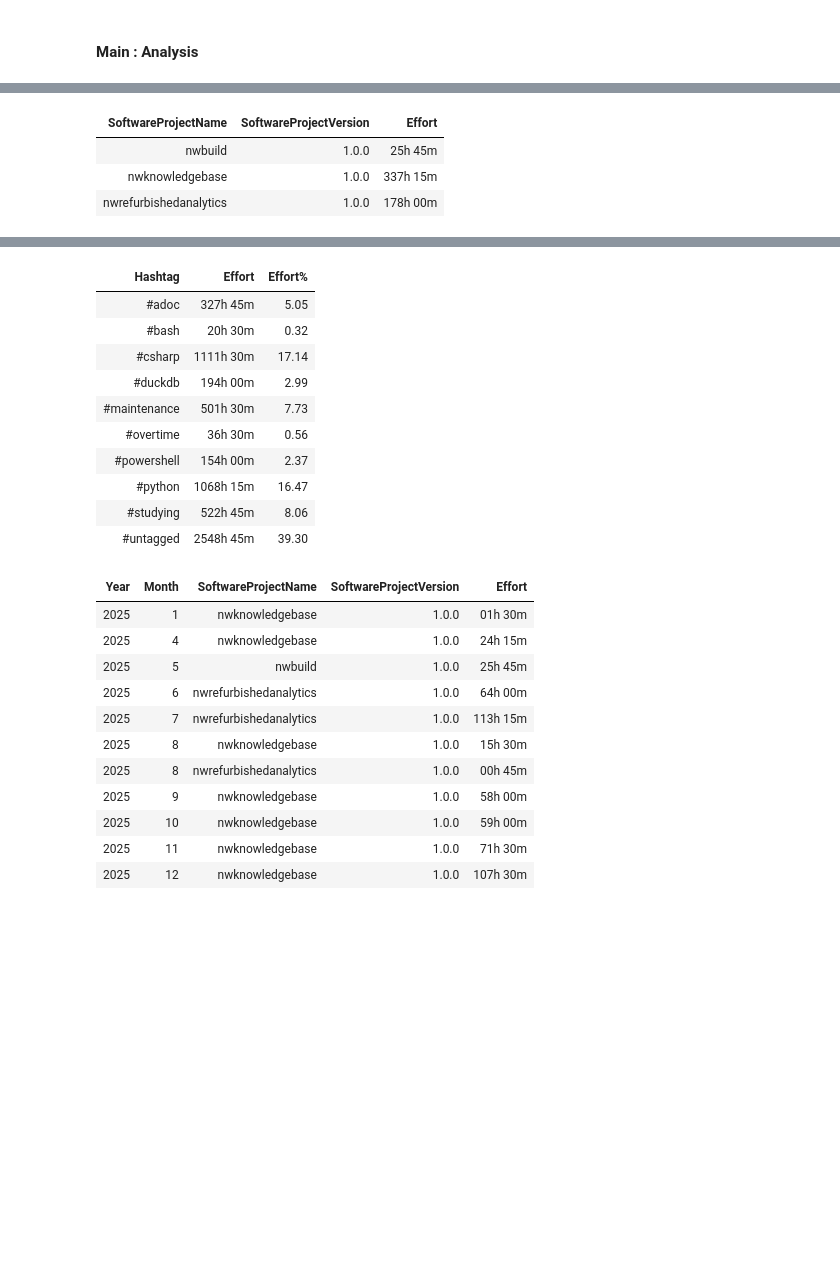
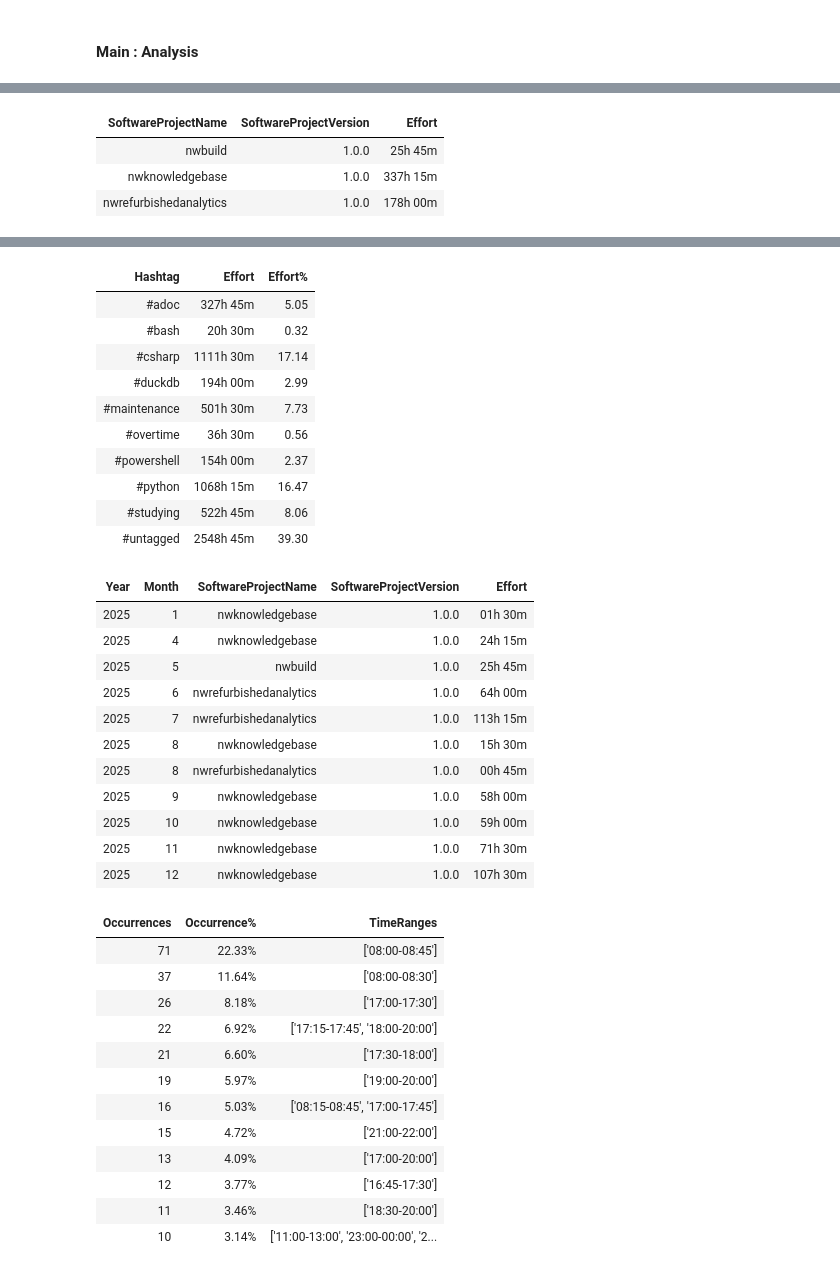
Before and after one commit to numbworks/nwtimetracking, a Jupyter notebook: src/nwtimetracking.ipynb, the cells around one changed output, grey strips where cells are left out. Cells and saved outputs as stored; diff of their text form; code cells hidden in the pictures; blank space fills up the shorter version.

Commit message:
#56 [HEAVY RE-STRUCTURING] Expanded and re-enabled: create_tts_by_timeranges_df().

```diff
--- a/src/nwtimetracking.ipynb
+++ b/src/nwtimetracking.ipynb
@@ -27,6 +27,7 @@ setting_bag : SettingBag = SettingBag(
     options_tts_by_hashtag_year = [OPTION.display],
     options_tts_by_hashtag = [OPTION.display],
     options_tts_by_year_month_spnv = [OPTION.display],
+    options_tts_by_timeranges = [OPTION.display],
     excel_nrows = 1804
 )
 # %% [markdown]
@@ -43,6 +44,7 @@ tt_processor.process_tts_by_spv()
 tt_processor.process_tts_by_hashtag_year()
 tt_processor.process_tts_by_hashtag()
 tt_processor.process_tts_by_year_month_spnv()
+tt_processor.process_tts_by_timeranges()
 # %% [output]
 | Date | StartTime | EndTime | Effort | Hashtag | Descriptor | IsSoftwareProject | IsReleaseDay | Year | Month |
 | 2025-12-21 | 18:45 | 20:45 | 2h 00m | #python | nwreadinglist v4.4.0 | True | False | 2025 | 12 |
@@ -94,30 +96,43 @@ tt_processor.process_tts_by_year_month_spnv()
 | #duckdb |  |  |  |  |  |  |  |  |  |  | 194h 00m |
 | #maintenance |  |  |  |  | 53h 45m | 53h 30m | 29h 30m | 36h 30m | 52h 30m | 117h 00m | 158h 45m |
 | #overtime |  |  |  |  | 01h 00m | 19h 00m |  |  | 14h 30m | 02h 00m |  |
 | #powershell |  |  |  |  |  | 116h 45m | 11h 30m | 21h 15m | 04h 30m |  |  |
 | #python |  |  |  |  |  |  |  | 72h 00m | 126h 30m | 577h 45m | 292h 00m |
 | #studying |  |  |  |  | 75h 45m | 74h 45m | 54h 45m | 39h 00m | 54h 45m | 130h 30m | 93h 15m |
 | #untagged | 18h 00m | 615h 15m | 762h 45m | 829h 45m | 323h 00m |  |  |  |  |  |  |
 | Hashtag | Effort | Effort% |
 | #adoc | 327h 45m | 5.05 |
 | #bash | 20h 30m | 0.32 |
 | #csharp | 1111h 30m | 17.14 |
 | #duckdb | 194h 00m | 2.99 |
 | #maintenance | 501h 30m | 7.73 |
 | #overtime | 36h 30m | 0.56 |
 | #powershell | 154h 00m | 2.37 |
 | #python | 1068h 15m | 16.47 |
 | #studying | 522h 45m | 8.06 |
 | #untagged | 2548h 45m | 39.30 |
 | Year | Month | SoftwareProjectName | SoftwareProjectVersion | Effort |
 | 2025 | 1 | nwknowledgebase | 1.0.0 | 01h 30m |
 | 2025 | 4 | nwknowledgebase | 1.0.0 | 24h 15m |
 | 2025 | 5 | nwbuild | 1.0.0 | 25h 45m |
 | 2025 | 6 | nwrefurbishedanalytics | 1.0.0 | 64h 00m |
 | 2025 | 7 | nwrefurbishedanalytics | 1.0.0 | 113h 15m |
 | 2025 | 8 | nwknowledgebase | 1.0.0 | 15h 30m |
 | 2025 | 8 | nwrefurbishedanalytics | 1.0.0 | 00h 45m |
 | 2025 | 9 | nwknowledgebase | 1.0.0 | 58h 00m |
 | 2025 | 10 | nwknowledgebase | 1.0.0 | 59h 00m |
 | 2025 | 11 | nwknowledgebase | 1.0.0 | 71h 30m |
 | 2025 | 12 | nwknowledgebase | 1.0.0 | 107h 30m |
+| Occurrences | Occurrence% | TimeRanges |
+| 71 | 22.33% | ['08:00-08:45'] |
+| 37 | 11.64% | ['08:00-08:30'] |
+| 26 | 8.18% | ['17:00-17:30'] |
+| 22 | 6.92% | ['17:15-17:45', '18:00-20:00'] |
+| 21 | 6.60% | ['17:30-18:00'] |
+| 19 | 5.97% | ['19:00-20:00'] |
+| 16 | 5.03% | ['08:15-08:45', '17:00-17:45'] |
+| 15 | 4.72% | ['21:00-22:00'] |
+| 13 | 4.09% | ['17:00-20:00'] |
+| 12 | 3.77% | ['16:45-17:30'] |
+| 11 | 3.46% | ['18:30-20:00'] |
+| 10 | 3.14% | ['11:00-13:00', '23:00-00:00', '2... |
```
Also changed, not shown: 2 other files.
